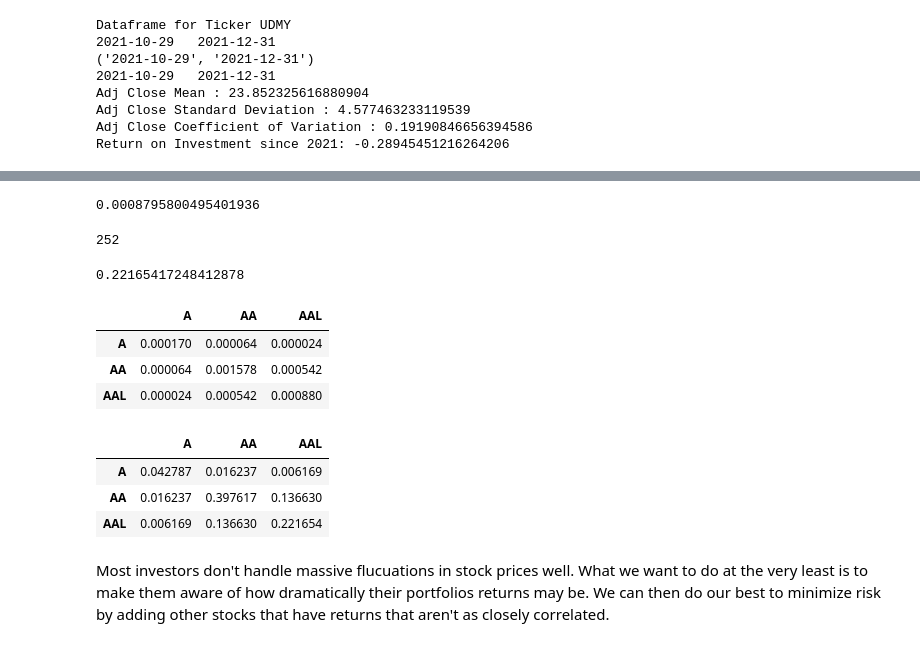
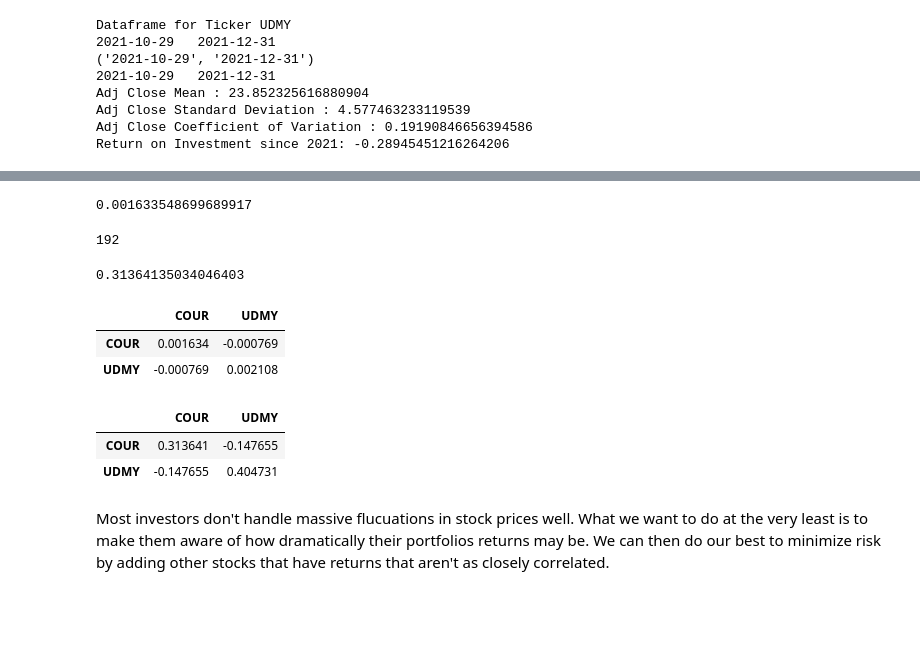
Before and after one commit to Mustaphayinka/Time_Series_Analysis, a Jupyter notebook: Analysis5.ipynb, the cells around one changed output, grey strips where cells are left out. Saved outputs shown, nothing was run; the diff lists cells and outputs as text; code cells hidden in the pictures; blank space fills up the shorter version.

```diff
--- a/Analysis5.ipynb
+++ b/Analysis5.ipynb
@@ -391,16 +405,16 @@ def merge_df_by_column_name_2(col_name, sdate, edate, *tickers):
 # We focus on the correlation of returns because investors care about returns
 
 # Merge all stock price data into 1 dataframe
-faang_list = ["A", "AA", "AAL"]
-mult_df = merge_df_by_column_name_2('daily_return','2021-01-01','2022-01-01', *faang_list)
+test_list = ["COUR", "UDMY"]
+mult_df = merge_df_by_column_name_2('daily_return','2021-01-01','2022-01-01', *test_list)
 mult_df
 
 # Generate a Correlation Matrix
 # mult_df.corr()
 
 # We can look at the correlation between Netflix and the others
-mult_df.corr()['AAL']
+mult_df.corr()#['COUR']
 
 # # We can plot this in a bar chart
-mult_df.corr()['AAL'].plot(kind='bar')
+mult_df.corr()
 # %% [output]
@@ -409,36 +424,34 @@ mult_df.corr()['AAL'].plot(kind='bar')
 # %%
 # Get the variance of a stock
-mult_df['AAL'].var()
+mult_df['COUR'].var()
 # %% [output]
-0.0008795800495401936
+0.001633548699689917
 # %%
 # Annualize by getting the number of samples and multiply
 days = len(mult_df.index) # 253
 days
 # %% [output]
-252
+192
 # %%
 # Get original variance (annualised variance) by multipling the value by number of days
-mult_df['AAL'].var() * 252
+mult_df['COUR'].var() * 192
 # %% [output]
-0.22165417248412878
+0.31364135034046403
 # %%
 # Get covariance of stocks
 # Covariance is the measure of the relationship between 2 blocks of data.
 # The covariance of a stock to itself is the variance of that variable.
 mult_df.cov()
 # %% [output]
-|  | A | AA | AAL |
-| A | 0.000170 | 0.000064 | 0.000024 |
-| AA | 0.000064 | 0.001578 | 0.000542 |
-| AAL | 0.000024 | 0.000542 | 0.000880 |
+|  | COUR | UDMY |
+| COUR | 0.001634 | -0.000769 |
+| UDMY | -0.000769 | 0.002108 |
 # %%
-mult_df.cov() * 252
+mult_df.cov() * 192
 # %% [output]
-|  | A | AA | AAL |
-| A | 0.042787 | 0.016237 | 0.006169 |
-| AA | 0.016237 | 0.397617 | 0.136630 |
-| AAL | 0.006169 | 0.136630 | 0.221654 |
+|  | COUR | UDMY |
+| COUR | 0.313641 | -0.147655 |
+| UDMY | -0.147655 | 0.404731 |
 # %%
 # Why we care about risk
 # %% [markdown]
```
Also changed, not shown: parts of 9 cells of this notebook.
